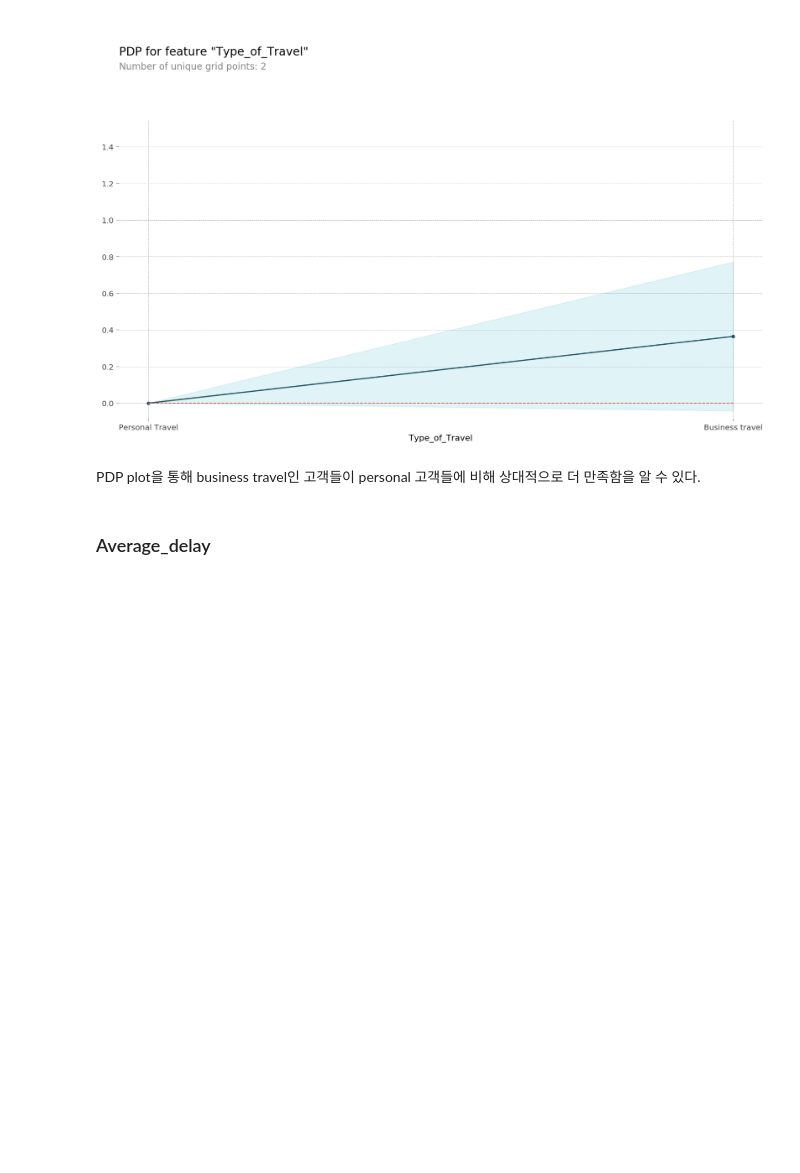
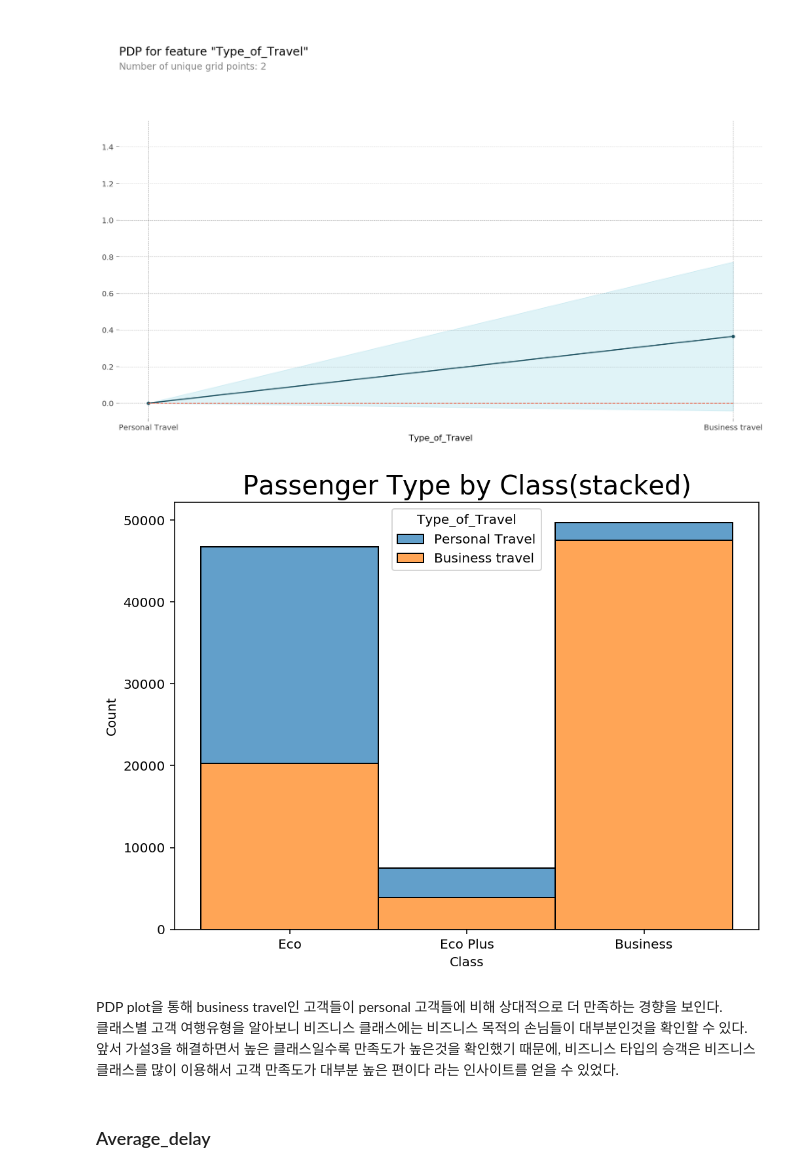
Before and after one commit to SYKIM5396/Airline_Satisfaction, a Jupyter notebook: Part4_6.ipynb, the cells around one changed output. Drawn from its saved outputs; the diff is of its cells as text; code cells hidden in the pictures; blank space fills up the shorter version.

```diff
--- a/Part4_6.ipynb
+++ b/Part4_6.ipynb
@@ -266,9 +266,24 @@ WARNING:matplotlib.font_manager:findfont: Font family ['Arial'] not found. Falli
 WARNING:matplotlib.font_manager:findfont: Font family ['Arial'] not found. Falling back to DejaVu Sans.
 WARNING:matplotlib.font_manager:findfont: Font family ['Arial'] not found. Falling back to DejaVu Sans.
 [figure]
-# %% [markdown]
-
-PDP plot을 통해 business travel인 고객들이 personal 고객들에 비해 상대적으로 더 만족함을 알 수 있다.
+# %%
+df_tmp=train.loc[:,['Class','Type_of_Travel']]
+df_tmp['Class'] = pd.Categorical(df_tmp['Class'],
+                                   categories=['Eco', 'Eco Plus','Business'],
+                                   ordered=True)
+
+plt.figure(figsize=(8,6))
+g = sns.histplot(data=df_tmp, x='Class',hue='Type_of_Travel',multiple='stack', alpha=0.7)
+plt.xticks([0,2,1])
+plt.title('Passenger Type by Class(stacked)',fontsize=20)
+plt.show();
+# %% [output]
+[figure, added]
+# %% [markdown]
+
+PDP plot을 통해 business travel인 고객들이 personal 고객들에 비해 상대적으로 더 만족하는 경향을 보인다.
+클래스별 고객 여행유형을 알아보니 비즈니스 클래스에는 비즈니스 목적의 손님들이 대부분인것을 확인할 수 있다.
+앞서 가설3을 해결하면서 높은 클래스일수록 만족도가 높은것을 확인했기 때문에, 비즈니스 타입의 승객은 비즈니스 클래스를 많이 이용해서 고객 만족도가 대부분 높은 편이다 라는 인사이트를 얻을 수 있었다.
 # %% [markdown]
 ### Average_delay
 # %%
```
